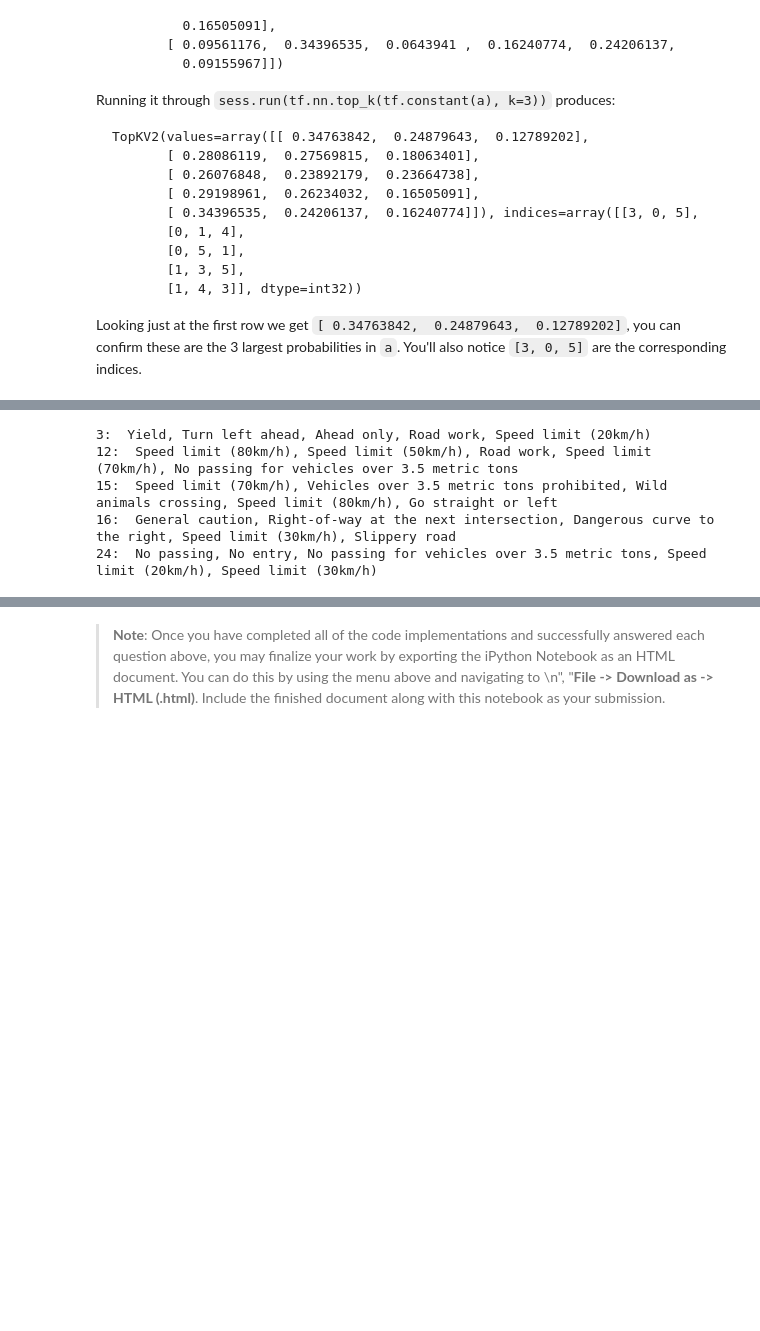
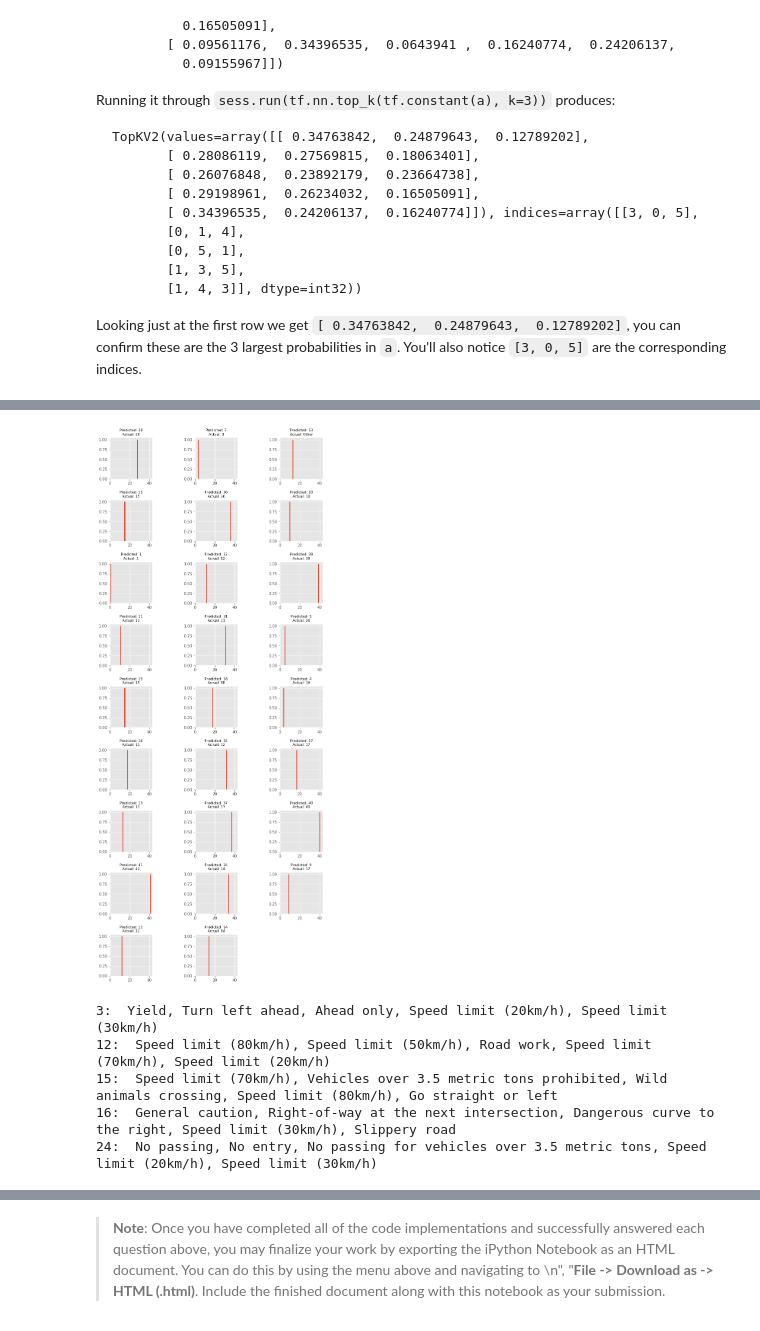
Before and after one commit to motivic/CarND-Traffic-Sign-Classifier-Project, a Jupyter notebook: Traffic_Sign_Classifier.ipynb, the cells around one changed output, grey strips where cells are left out. Drawn from its saved outputs; the diff is of its cells as text; code cells hidden in the pictures; blank space fills up the shorter version.

Commit message:
updated to take top k of softmax

```diff
--- a/Traffic_Sign_Classifier.ipynb
+++ b/Traffic_Sign_Classifier.ipynb
@@ -321,7 +321,6 @@ def LeNet(x, keep_prob):
     F_b5 = tf.Variable(tf.zeros(n_classes,))
     logits = tf.add(tf.matmul(F6, F_W5), F_b5)
     # Relu activation.
-    logits = tf.nn.relu(logits)
     return logits
 # %% [markdown]
 ### Question 3
@@ -373,8 +372,7 @@ def classify(X_data, k):
     sess = tf.get_default_session()
     for offset in range(0, num_examples, BATCH_SIZE):
         batch_x = X_data[offset:offset+BATCH_SIZE]
-        top_k.append(sess.run(tf.nn.top_k(logits, k=k),
-                              feed_dict={x: batch_x, keep_prob: 1}))
+        top_k.append(sess.run(tf.nn.top_k(tf.nn.softmax(logits), k=k), feed_dict={x: batch_x, keep_prob: 1}))
         classifications.extend(top_k[-1].indices[:,0])
     return classifications, top_k
 # %%
@@ -597,0 +598,5 @@ print(new_top_k)
+# %%
+# Softmax where the 2nd highest probability is greater than 0
+for i, value in enumerate(new_top_k[0].values):
+    if value[1] > 0.0:
+        print("{}: {}".format(i, value))
@@ -598,11 +616,35 @@ print(new_top_k)
+# %%
+# Plot
+p = pathlib.Path('additional_signs')
+actuals= []
+for file in p.iterdir():
+    try:
+        actuals.append(int(file.name.split('_')[0]))
+    except ValueError:
+        actuals.append('Other')
+
+n_cols = 3
+n_rows = int(np.ceil(26/n_cols))
+fig = plt.figure(figsize=(10, 26))
+gs = gridspec.GridSpec(n_rows, n_cols, wspace=1, hspace=0.5)
+ax = [plt.subplot(gs[i]) for i in range(n_rows*n_cols)]
+#plt.subplots_adjust(top=1.5, bottom=0, hspace=1)
+for i, value in enumerate(new_top_k[0].values):
+    ax[i].bar(new_top_k[0].indices[i], value)
+    ax[i].set_xlim(0, 43)
+    ax[i].set_title('Predicted: {}\nActual: {}'.format(new_top_k[0].indices[i][0],
+                                                       actuals[i]), fontdict={'fontsize': 9})
+ax[26].axis('off');
+# %% [output]
+[figure, added]
 # %%
 misclassified = [3, 12, 15, 16, 24]
 for i in misclassified:
     signs = map(lambda a: signnames[a], new_top_k[0].indices[i-1])
     print('{}: '.format(i), ', '.join(signs))
 # %% [output]
-3:  Yield, Turn left ahead, Ahead only, Road work, Speed limit (20km/h)
-12:  Speed limit (80km/h), Speed limit (50km/h), Road work, Speed limit (70km/h), No passing for vehicles over 3.5 metric tons
+3:  Yield, Turn left ahead, Ahead only, Speed limit (20km/h), Speed limit (30km/h)
+12:  Speed limit (80km/h), Speed limit (50km/h), Road work, Speed limit (70km/h), Speed limit (20km/h)
 15:  Speed limit (70km/h), Vehicles over 3.5 metric tons prohibited, Wild animals crossing, Speed limit (80km/h), Go straight or left
 16:  General caution, Right-of-way at the next intersection, Dangerous curve to the right, Speed limit (30km/h), Slippery road
 24:  No passing, No entry, No passing for vehicles over 3.5 metric tons, Speed limit (20km/h), Speed limit (30km/h)
```
Also changed, not shown: parts of 4 cells of this notebook, 1 other file.
